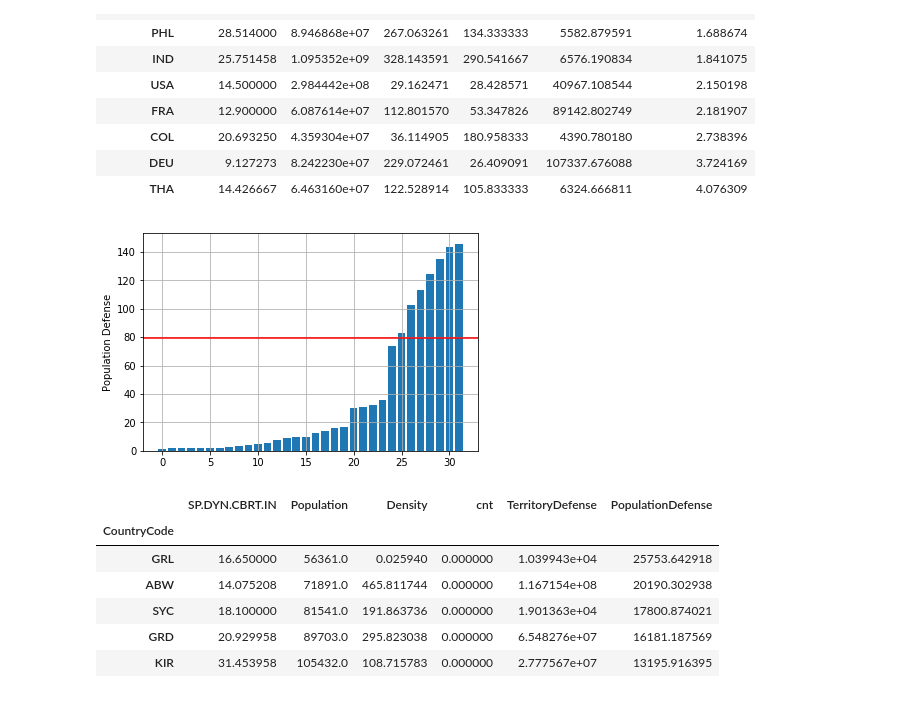
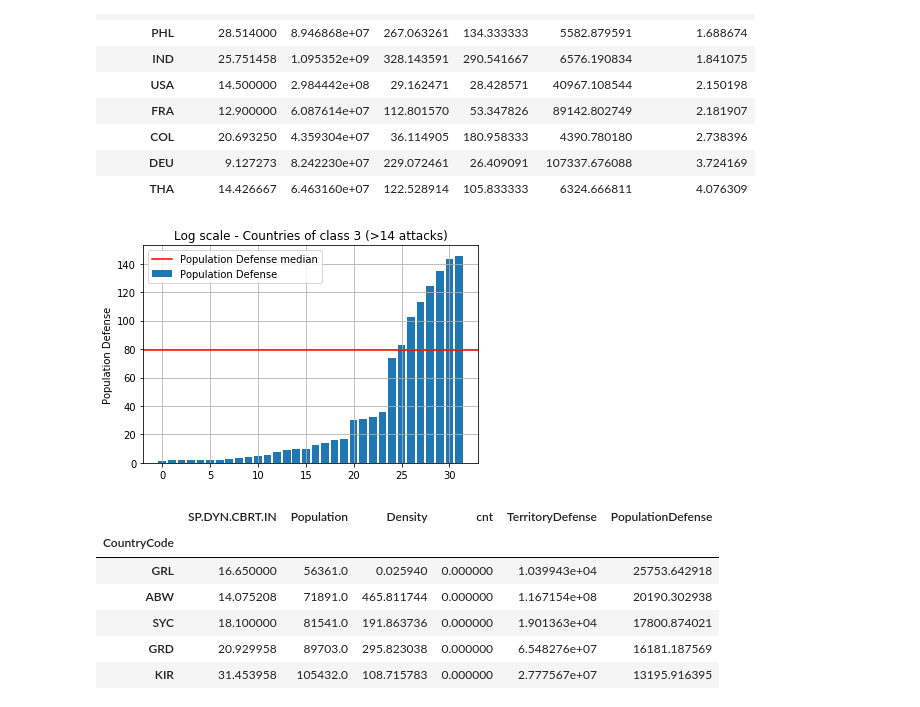
Before and after one commit to AndreaCurtoni/TerrorismDSBA, a Jupyter notebook: First hyp ML.ipynb, the cells around one changed output. Saved outputs shown, nothing was run; the diff lists cells and outputs as text; code cells hidden in the pictures.

```diff
--- a/First hyp ML.ipynb
+++ b/First hyp ML.ipynb
@@ -796,6 +806,7 @@ del df['MS.MIL.MPRT.KD']
 
 df2 = df[df['Year']>1989]
 df3 = df2.groupby(['CountryCode', 'Year']).mean()
+df4 = df3.groupby(['CountryCode']).mean()
 df4.head(5)
 # %% [output]
 |  | SP.DYN.CBRT.IN | Population | Density | cnt | TerritoryDefense | PopulationDefense |
@@ -906,22 +917,24 @@ high.sort_values(['PopulationDefense'], ascending=True).head(10)
 # %%
 import matplotlib.pyplot as plt
 
 pop_def = []
 m_value = df4['PopulationDefense'].median()
 plt.axhline(y=m_value, color='r', linestyle='-', label='Median')
 y = high['PopulationDefense']
 axis = []
 for i, country in enumerate(high.index):
     pop_def.append(y.loc[country])
     axis.append(i)
 
 pop_def.sort()
 plt.bar(axis,pop_def)
+plt.title("Log scale - Countries of class 3 (>14 attacks)")
 plt.ylabel('Population Defense')
+plt.legend(['Population Defense median', 'Population Defense'])
 plt.grid()
 plt.show()
 # %% [output]
-[figure, old version]
+[figure, new version]
 # %%
 low = df4[df4['cnt'] < 1]  #mean belonging to class 0
 low.sort_values(['PopulationDefense'], ascending=False).head(10)
```
Also changed, not shown: parts of 23 cells of this notebook, 2 other files.
